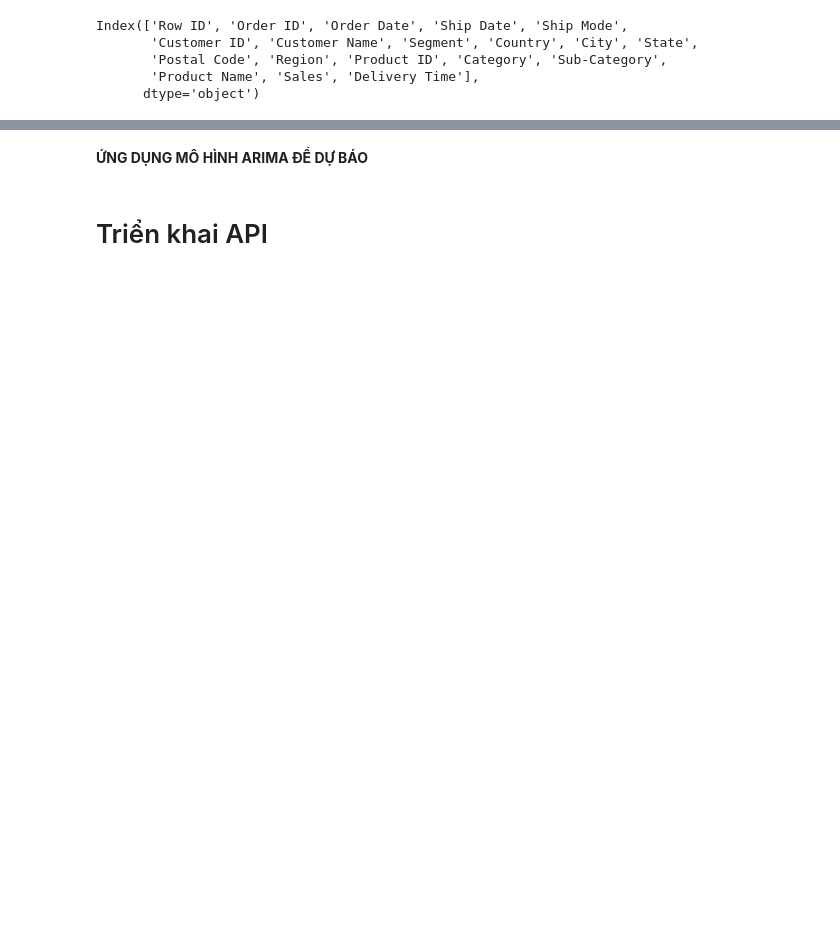
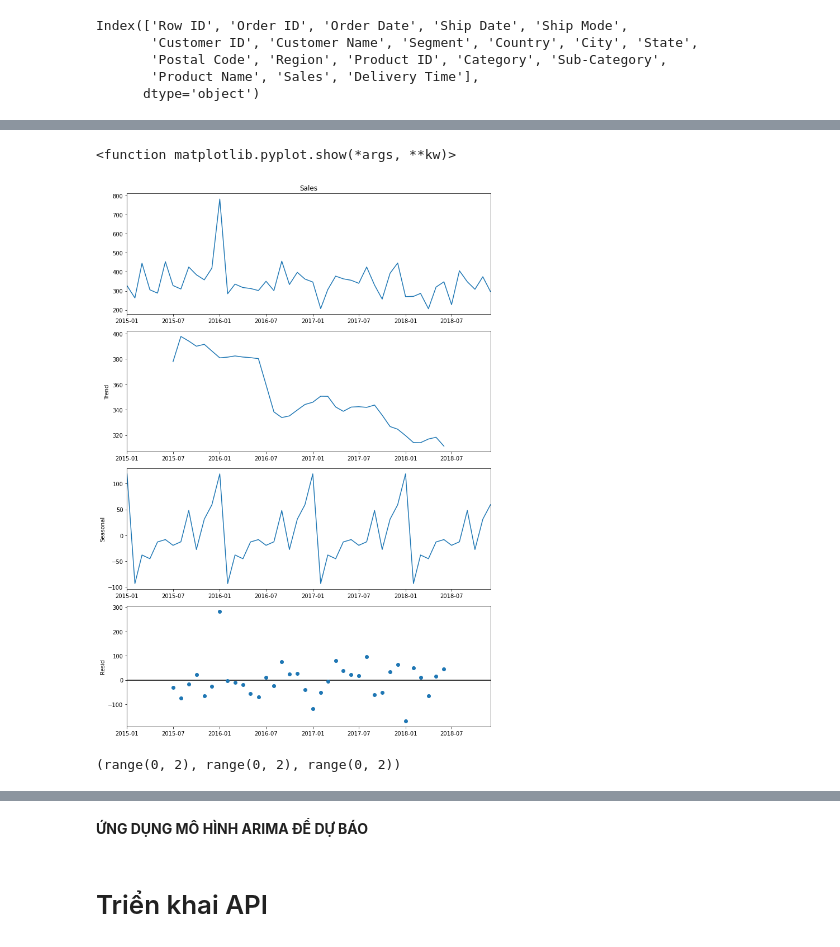
Before and after one commit to khanh22mse23057/python4engineer-assignments, a Jupyter notebook: FinalAssignments_Practice&Build_API_with_Superstore_Sales_Dataset_Analysis.ipynb, the cells around one changed output, grey strips where cells are left out. Drawn from its saved outputs; the diff is of its cells as text; code cells hidden in the pictures; blank space fills up the shorter version.

```diff
--- a/FinalAssignments_Practice&Build_API_with_Superstore_Sales_Dataset_Analysis.ipynb
+++ b/FinalAssignments_Practice&Build_API_with_Superstore_Sales_Dataset_Analysis.ipynb
@@ -468,0 +509,14 @@ Technology.head()
+# %%
+from pylab import rcParams as rc
+rc['figure.figsize']= 10, 14
+decomposition = sm.tsa.seasonal_decompose(furniture_y,model='additive')
+
+# y(t) = Level + Trend + Seasonality + Noise --> Additive
+print("Trend \n ")
+print(decomposition.trend)
+print("Seasonal \n ")
+print(decomposition.seasonal)
+print("Residual \n ")
+print(decomposition.resid)
+print("Observed \n ")
+print(decomposition.observed)
@@ -468,0 +541,11 @@ Technology.head()
+# %%
+fig = decomposition.plot()
+plt.show
+# %% [output]
+<function matplotlib.pyplot.show(*args, **kw)>
+[figure, added]
+# %%
+p=d=q=range(0,2)
+p,d,q
+# %% [output]
+(range(0, 2), range(0, 2), range(0, 2))
```
Also changed, not shown: parts of 21 cells of this notebook.
